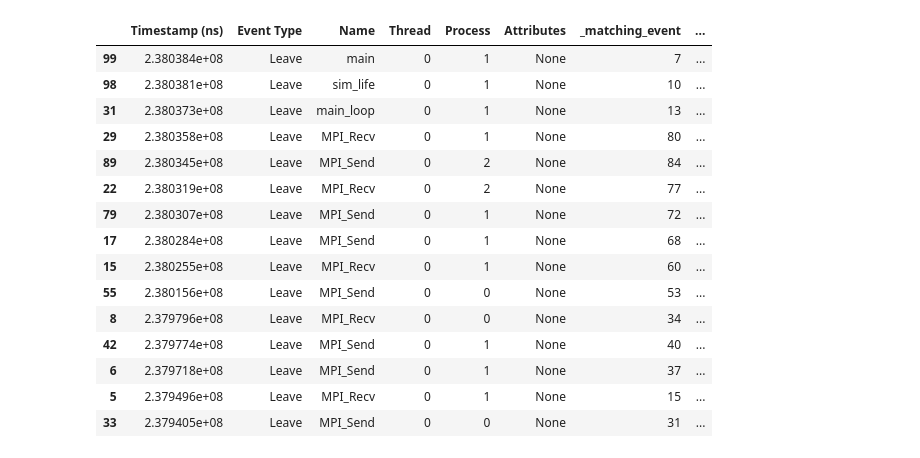
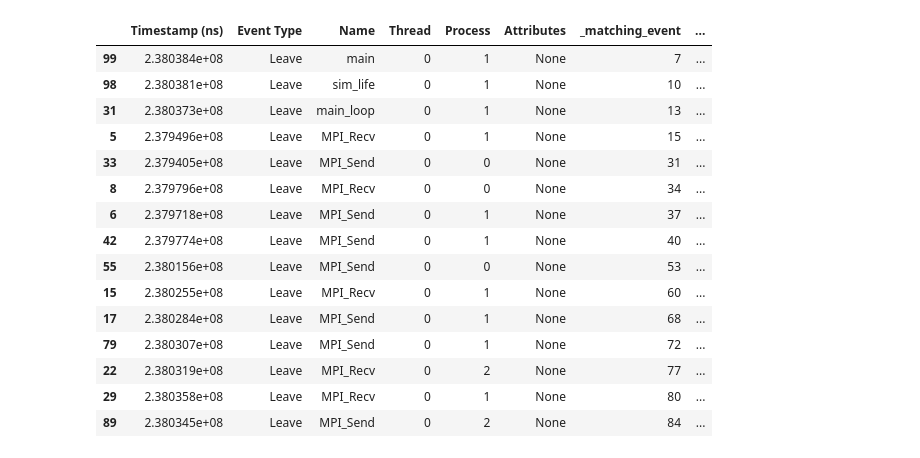
Before and after one commit to hpcgroup/pipit-notebooks, a Jupyter notebook: 9-critical-path.ipynb, the cells around one changed output. Drawn from its saved outputs; the diff is of its cells as text; code cells hidden in the pictures.

Commit message:
update lateness and crit path

```diff
--- a/9-critical-path.ipynb
+++ b/9-critical-path.ipynb
@@ -29,25 +77,25 @@ trace.events
 # make sure we are in the critical_path_detection branch!
 # %%
 critical_paths = trace.critical_path_analysis()
-for critical_path in critical_paths:
-    display(critical_path)
+for df in critical_paths:
+    display(df.sort_values(by="_matching_timestamp"))
 # %% [output]
 |  | Timestamp (ns) | Event Type | Name | Thread | Process | Attributes | _matching_event | ... |
 | 99 | 2.380384e+08 | Leave | main | 0 | 1 | None | 7 | ... |
 | 98 | 2.380381e+08 | Leave | sim_life | 0 | 1 | None | 10 | ... |
 | 31 | 2.380373e+08 | Leave | main_loop | 0 | 1 | None | 13 | ... |
+| 5 | 2.379496e+08 | Leave | MPI_Recv | 0 | 1 | None | 15 | ... |
+| 33 | 2.379405e+08 | Leave | MPI_Send | 0 | 0 | None | 31 | ... |
+| 8 | 2.379796e+08 | Leave | MPI_Recv | 0 | 0 | None | 34 | ... |
+| 6 | 2.379718e+08 | Leave | MPI_Send | 0 | 1 | None | 37 | ... |
+| 42 | 2.379774e+08 | Leave | MPI_Send | 0 | 1 | None | 40 | ... |
+| 55 | 2.380156e+08 | Leave | MPI_Send | 0 | 0 | None | 53 | ... |
+| 15 | 2.380255e+08 | Leave | MPI_Recv | 0 | 1 | None | 60 | ... |
+| 17 | 2.380284e+08 | Leave | MPI_Send | 0 | 1 | None | 68 | ... |
+| 79 | 2.380307e+08 | Leave | MPI_Send | 0 | 1 | None | 72 | ... |
+| 22 | 2.380319e+08 | Leave | MPI_Recv | 0 | 2 | None | 77 | ... |
 | 29 | 2.380358e+08 | Leave | MPI_Recv | 0 | 1 | None | 80 | ... |
 | 89 | 2.380345e+08 | Leave | MPI_Send | 0 | 2 | None | 84 | ... |
-| 22 | 2.380319e+08 | Leave | MPI_Recv | 0 | 2 | None | 77 | ... |
-| 79 | 2.380307e+08 | Leave | MPI_Send | 0 | 1 | None | 72 | ... |
-| 17 | 2.380284e+08 | Leave | MPI_Send | 0 | 1 | None | 68 | ... |
-| 15 | 2.380255e+08 | Leave | MPI_Recv | 0 | 1 | None | 60 | ... |
-| 55 | 2.380156e+08 | Leave | MPI_Send | 0 | 0 | None | 53 | ... |
-| 8 | 2.379796e+08 | Leave | MPI_Recv | 0 | 0 | None | 34 | ... |
-| 42 | 2.379774e+08 | Leave | MPI_Send | 0 | 1 | None | 40 | ... |
-| 6 | 2.379718e+08 | Leave | MPI_Send | 0 | 1 | None | 37 | ... |
-| 5 | 2.379496e+08 | Leave | MPI_Recv | 0 | 1 | None | 15 | ... |
-| 33 | 2.379405e+08 | Leave | MPI_Send | 0 | 0 | None | 31 | ... |
 # %%
 # make sure we are in timeline-vis branch!
 # %%
```
Also changed, not shown: parts of 9 cells of this notebook, 1 other file.
